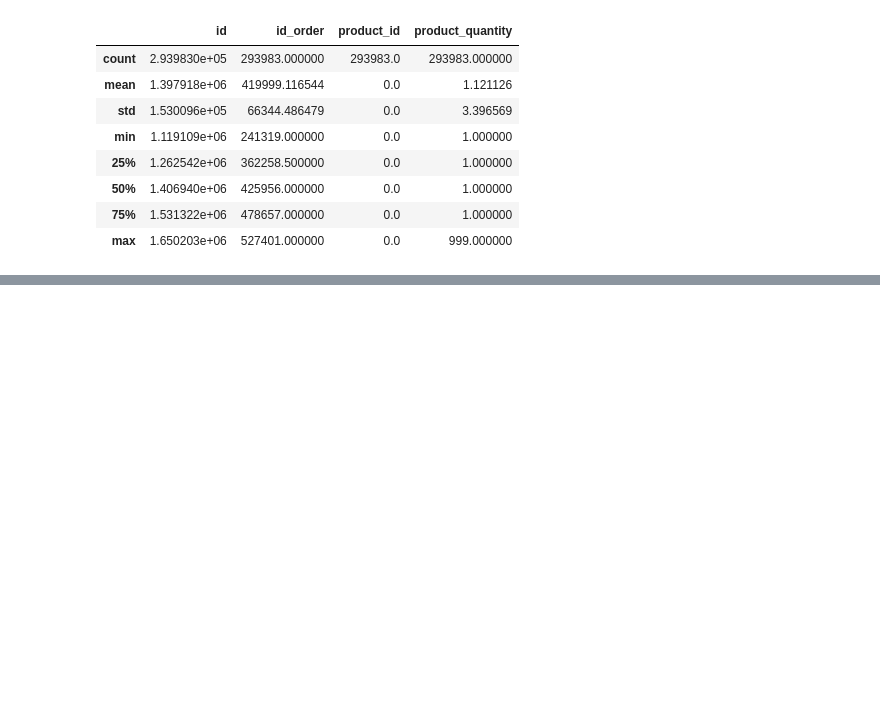
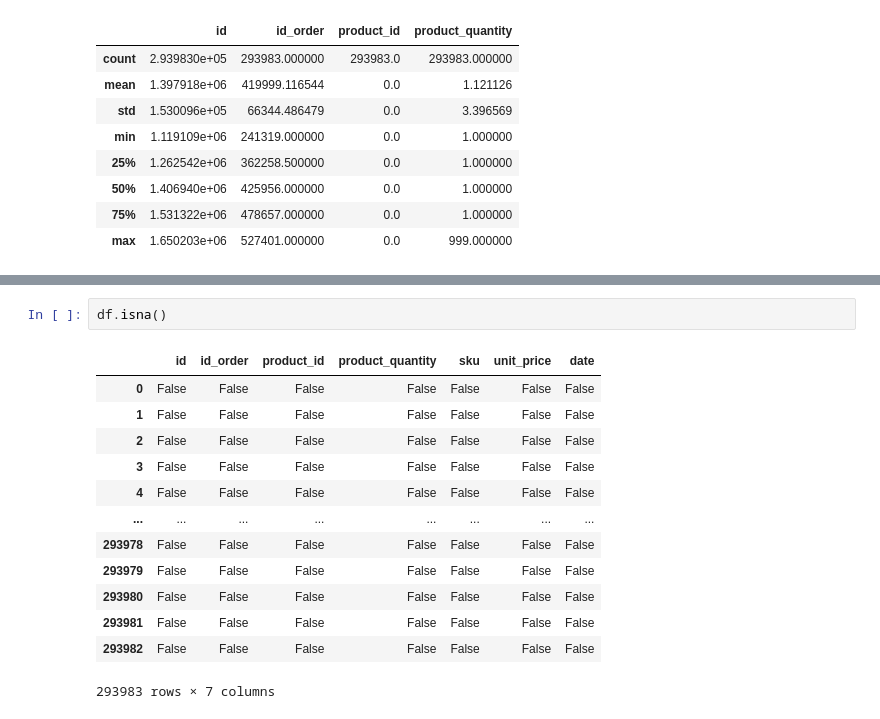
Before and after one commit to TheMaze45/Pandas, a Jupyter notebook: Recap_Data_Exploration.ipynb, the cells around one changed output, grey strips where cells are left out. Saved outputs shown, nothing was run; the diff lists cells and outputs as text; blank space fills up the shorter version.

```diff
--- a/Recap_Data_Exploration.ipynb
+++ b/Recap_Data_Exploration.ipynb
@@ -231,0 +279,16 @@ df.describe()
+# %%
+df.isna()
+# %% [output]
+|  | id | id_order | product_id | product_quantity | sku | unit_price | date |
+| 0 | False | False | False | False | False | False | False |
+| 1 | False | False | False | False | False | False | False |
+| 2 | False | False | False | False | False | False | False |
+| 3 | False | False | False | False | False | False | False |
+| 4 | False | False | False | False | False | False | False |
+| ... | ... | ... | ... | ... | ... | ... | ... |
+| 293978 | False | False | False | False | False | False | False |
+| 293979 | False | False | False | False | False | False | False |
+| 293980 | False | False | False | False | False | False | False |
+| 293981 | False | False | False | False | False | False | False |
+| 293982 | False | False | False | False | False | False | False |
+293983 rows × 7 columns
```
Also changed, not shown: parts of 36 cells of this notebook.
